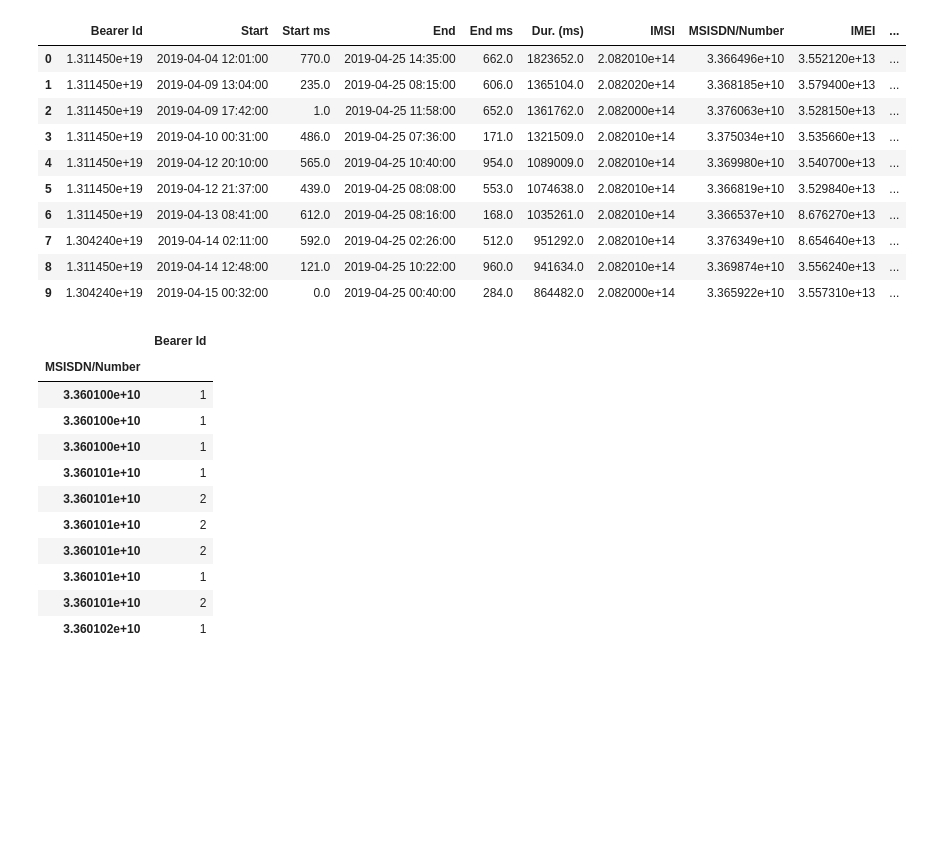
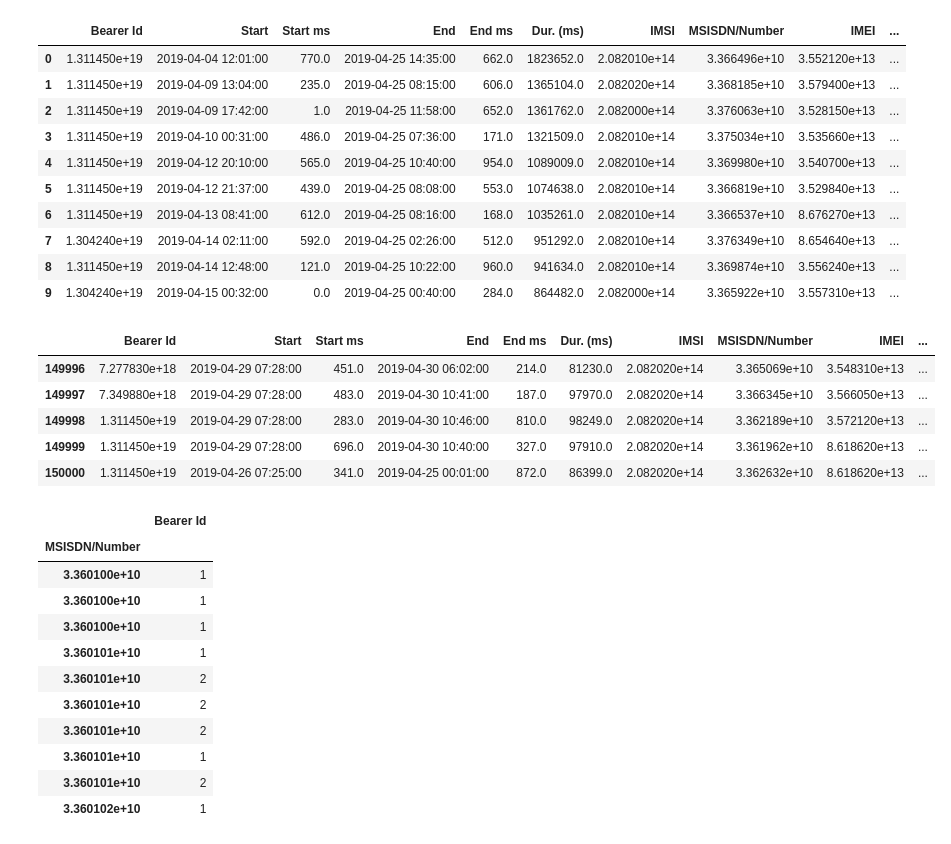
Before and after one commit to behigu/TellCo-Telecom-User-s-Data-Analysis, a Jupyter notebook: notebooks/Telco_telecom_user_data_analysis.ipynb, the cells around one changed output. Saved outputs shown, nothing was run; the diff lists cells and outputs as text; code cells hidden in the pictures; blank space fills up the shorter version.

```diff
--- a/notebooks/Telco_telecom_user_data_analysis.ipynb
+++ b/notebooks/Telco_telecom_user_data_analysis.ipynb
@@ -249,6 +249,16 @@ df_clean.head(10)
 | 7 | 1.304240e+19 | 2019-04-14 02:11:00 | 592.0 | 2019-04-25 02:26:00 | 512.0 | 951292.0 | 2.082010e+14 | 3.376349e+10 | 8.654640e+13 | ... |
 | 8 | 1.311450e+19 | 2019-04-14 12:48:00 | 121.0 | 2019-04-25 10:22:00 | 960.0 | 941634.0 | 2.082010e+14 | 3.369874e+10 | 3.556240e+13 | ... |
 | 9 | 1.304240e+19 | 2019-04-15 00:32:00 | 0.0 | 2019-04-25 00:40:00 | 284.0 | 864482.0 | 2.082000e+14 | 3.365922e+10 | 3.557310e+13 | ... |
+# %%
+rows = df_clean.tail(5)
+rows
+# %% [output]
+|  | Bearer Id | Start | Start ms | End | End ms | Dur. (ms) | IMSI | MSISDN/Number | IMEI | ... |
+| 149996 | 7.277830e+18 | 2019-04-29 07:28:00 | 451.0 | 2019-04-30 06:02:00 | 214.0 | 81230.0 | 2.082020e+14 | 3.365069e+10 | 3.548310e+13 | ... |
+| 149997 | 7.349880e+18 | 2019-04-29 07:28:00 | 483.0 | 2019-04-30 10:41:00 | 187.0 | 97970.0 | 2.082020e+14 | 3.366345e+10 | 3.566050e+13 | ... |
+| 149998 | 1.311450e+19 | 2019-04-29 07:28:00 | 283.0 | 2019-04-30 10:46:00 | 810.0 | 98249.0 | 2.082020e+14 | 3.362189e+10 | 3.572120e+13 | ... |
+| 149999 | 1.311450e+19 | 2019-04-29 07:28:00 | 696.0 | 2019-04-30 10:40:00 | 327.0 | 97910.0 | 2.082020e+14 | 3.361962e+10 | 8.618620e+13 | ... |
+| 150000 | 1.311450e+19 | 2019-04-26 07:25:00 | 341.0 | 2019-04-25 00:01:00 | 872.0 | 86399.0 | 2.082020e+14 | 3.362632e+10 | 8.618620e+13 | ... |
 # %%
 # task 1.1 A
 df_clean.groupby('MSISDN/Number').agg({'Bearer Id': 'count'}).head(10)
```
Also changed, not shown: parts of 6 cells of this notebook.
